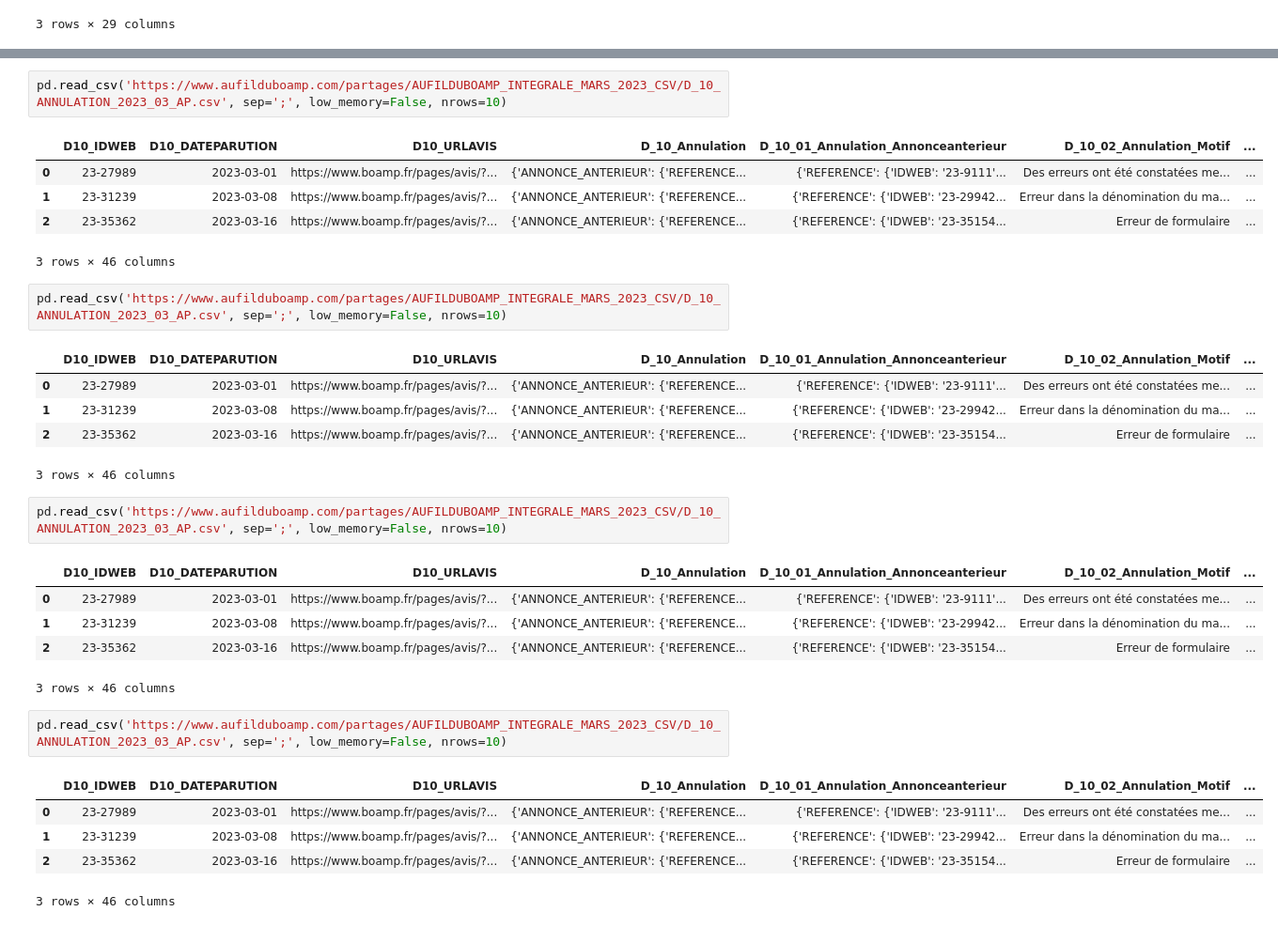
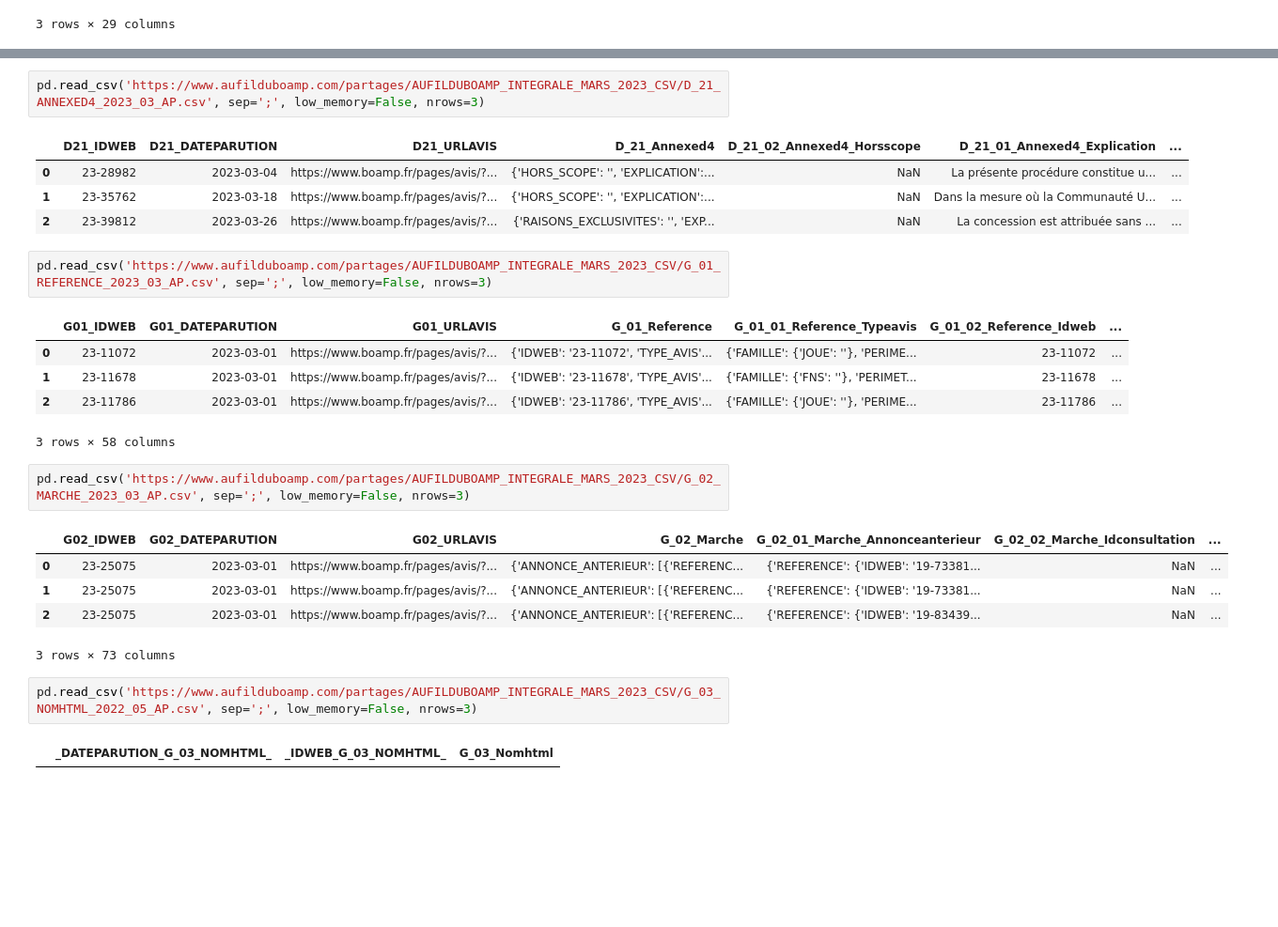
Before and after one commit to AuFilDuBoamp/partages, a Jupyter notebook: AuFilDuBoamp_Integrale_Tables_Mars_2023.ipynb, the cells around one changed output, grey strips where cells are left out. Shown: that part at 94% size. Saved outputs shown, nothing was run; the diff lists cells and outputs as text; blank space fills up the shorter version.

```diff
--- a/AuFilDuBoamp_Integrale_Tables_Mars_2023.ipynb
+++ b/AuFilDuBoamp_Integrale_Tables_Mars_2023.ipynb
@@ -181,33 +170,28 @@ pd.read_csv('https://www.aufilduboamp.com/partages/AUFILDUBOAMP_INTEGRALE_MARS_2
 # %%
-pd.read_csv('https://www.aufilduboamp.com/partages/AUFILDUBOAMP_INTEGRALE_MARS_2023_CSV/D_10_ANNULATION_2023_03_AP.csv', sep=';', low_memory=False, nrows=10)
+pd.read_csv('https://www.aufilduboamp.com/partages/AUFILDUBOAMP_INTEGRALE_MARS_2023_CSV/D_21_ANNEXED4_2023_03_AP.csv', sep=';', low_memory=False, nrows=3)
 # %% [output]
-|  | D10_IDWEB | D10_DATEPARUTION | D10_URLAVIS | D_10_Annulation | D_10_01_Annulation_Annonceanterieur | D_10_02_Annulation_Motif | ... |
-| 0 | 23-27989 | 2023-03-01 | https://www.boamp.fr/pages/avis/?... | {'ANNONCE_ANTERIEUR': {'REFERENCE... | {'REFERENCE': {'IDWEB': '23-9111'... | Des erreurs ont été constatées me... | ... |
-| 1 | 23-31239 | 2023-03-08 | https://www.boamp.fr/pages/avis/?... | {'ANNONCE_ANTERIEUR': {'REFERENCE... | {'REFERENCE': {'IDWEB': '23-29942... | Erreur dans la dénomination du ma... | ... |
-| 2 | 23-35362 | 2023-03-16 | https://www.boamp.fr/pages/avis/?... | {'ANNONCE_ANTERIEUR': {'REFERENCE... | {'REFERENCE': {'IDWEB': '23-35154... | Erreur de formulaire | ... |
+|  | D21_IDWEB | D21_DATEPARUTION | D21_URLAVIS | D_21_Annexed4 | D_21_02_Annexed4_Horsscope | D_21_01_Annexed4_Explication | ... |
+| 0 | 23-28982 | 2023-03-04 | https://www.boamp.fr/pages/avis/?... | {'HORS_SCOPE': '', 'EXPLICATION':... | NaN | La présente procédure constitue u... | ... |
+| 1 | 23-35762 | 2023-03-18 | https://www.boamp.fr/pages/avis/?... | {'HORS_SCOPE': '', 'EXPLICATION':... | NaN | Dans la mesure où la Communauté U... | ... |
+| 2 | 23-39812 | 2023-03-26 | https://www.boamp.fr/pages/avis/?... | {'RAISONS_EXCLUSIVITES': '', 'EXP... | NaN | La concession est attribuée sans ... | ... |
-3 rows × 46 columns
 # %%
-pd.read_csv('https://www.aufilduboamp.com/partages/AUFILDUBOAMP_INTEGRALE_MARS_2023_CSV/D_10_ANNULATION_2023_03_AP.csv', sep=';', low_memory=False, nrows=10)
+pd.read_csv('https://www.aufilduboamp.com/partages/AUFILDUBOAMP_INTEGRALE_MARS_2023_CSV/G_01_REFERENCE_2023_03_AP.csv', sep=';', low_memory=False, nrows=3)
 # %% [output]
-|  | D10_IDWEB | D10_DATEPARUTION | D10_URLAVIS | D_10_Annulation | D_10_01_Annulation_Annonceanterieur | D_10_02_Annulation_Motif | ... |
-| 0 | 23-27989 | 2023-03-01 | https://www.boamp.fr/pages/avis/?... | {'ANNONCE_ANTERIEUR': {'REFERENCE... | {'REFERENCE': {'IDWEB': '23-9111'... | Des erreurs ont été constatées me... | ... |
-| 1 | 23-31239 | 2023-03-08 | https://www.boamp.fr/pages/avis/?... | {'ANNONCE_ANTERIEUR': {'REFERENCE... | {'REFERENCE': {'IDWEB': '23-29942... | Erreur dans la dénomination du ma... | ... |
-| 2 | 23-35362 | 2023-03-16 | https://www.boamp.fr/pages/avis/?... | {'ANNONCE_ANTERIEUR': {'REFERENCE... | {'REFERENCE': {'IDWEB': '23-35154... | Erreur de formulaire | ... |
+|  | G01_IDWEB | G01_DATEPARUTION | G01_URLAVIS | G_01_Reference | G_01_01_Reference_Typeavis | G_01_02_Reference_Idweb | ... |
+| 0 | 23-11072 | 2023-03-01 | https://www.boamp.fr/pages/avis/?... | {'IDWEB': '23-11072', 'TYPE_AVIS'... | {'FAMILLE': {'JOUE': ''}, 'PERIME... | 23-11072 | ... |
+| 1 | 23-11678 | 2023-03-01 | https://www.boamp.fr/pages/avis/?... | {'IDWEB': '23-11678', 'TYPE_AVIS'... | {'FAMILLE': {'FNS': ''}, 'PERIMET... | 23-11678 | ... |
+| 2 | 23-11786 | 2023-03-01 | https://www.boamp.fr/pages/avis/?... | {'IDWEB': '23-11786', 'TYPE_AVIS'... | {'FAMILLE': {'JOUE': ''}, 'PERIME... | 23-11786 | ... |
-3 rows × 46 columns
+3 rows × 58 columns
 # %%
-pd.read_csv('https://www.aufilduboamp.com/partages/AUFILDUBOAMP_INTEGRALE_MARS_2023_CSV/D_10_ANNULATION_2023_03_AP.csv', sep=';', low_memory=False, nrows=10)
+pd.read_csv('https://www.aufilduboamp.com/partages/AUFILDUBOAMP_INTEGRALE_MARS_2023_CSV/G_02_MARCHE_2023_03_AP.csv', sep=';', low_memory=False, nrows=3)
 # %% [output]
-|  | D10_IDWEB | D10_DATEPARUTION | D10_URLAVIS | D_10_Annulation | D_10_01_Annulation_Annonceanterieur | D_10_02_Annulation_Motif | ... |
-| 0 | 23-27989 | 2023-03-01 | https://www.boamp.fr/pages/avis/?... | {'ANNONCE_ANTERIEUR': {'REFERENCE... | {'REFERENCE': {'IDWEB': '23-9111'... | Des erreurs ont été constatées me... | ... |
-| 1 | 23-31239 | 2023-03-08 | https://www.boamp.fr/pages/avis/?... | {'ANNONCE_ANTERIEUR': {'REFERENCE... | {'REFERENCE': {'IDWEB': '23-29942... | Erreur dans la dénomination du ma... | ... |
-| 2 | 23-35362 | 2023-03-16 | https://www.boamp.fr/pages/avis/?... | {'ANNONCE_ANTERIEUR': {'REFERENCE... | {'REFERENCE': {'IDWEB': '23-35154... | Erreur de formulaire | ... |
+|  | G02_IDWEB | G02_DATEPARUTION | G02_URLAVIS | G_02_Marche | G_02_01_Marche_Annonceanterieur | G_02_02_Marche_Idconsultation | ... |
+| 0 | 23-25075 | 2023-03-01 | https://www.boamp.fr/pages/avis/?... | {'ANNONCE_ANTERIEUR': [{'REFERENC... | {'REFERENCE': {'IDWEB': '19-73381... | NaN | ... |
+| 1 | 23-25075 | 2023-03-01 | https://www.boamp.fr/pages/avis/?... | {'ANNONCE_ANTERIEUR': [{'REFERENC... | {'REFERENCE': {'IDWEB': '19-73381... | NaN | ... |
+| 2 | 23-25075 | 2023-03-01 | https://www.boamp.fr/pages/avis/?... | {'ANNONCE_ANTERIEUR': [{'REFERENC... | {'REFERENCE': {'IDWEB': '19-83439... | NaN | ... |
-3 rows × 46 columns
+3 rows × 73 columns
 # %%
-pd.read_csv('https://www.aufilduboamp.com/partages/AUFILDUBOAMP_INTEGRALE_MARS_2023_CSV/D_10_ANNULATION_2023_03_AP.csv', sep=';', low_memory=False, nrows=10)
+pd.read_csv('https://www.aufilduboamp.com/partages/AUFILDUBOAMP_INTEGRALE_MARS_2023_CSV/G_03_NOMHTML_2022_05_AP.csv', sep=';', low_memory=False, nrows=3)
 # %% [output]
-|  | D10_IDWEB | D10_DATEPARUTION | D10_URLAVIS | D_10_Annulation | D_10_01_Annulation_Annonceanterieur | D_10_02_Annulation_Motif | ... |
-| 0 | 23-27989 | 2023-03-01 | https://www.boamp.fr/pages/avis/?... | {'ANNONCE_ANTERIEUR': {'REFERENCE... | {'REFERENCE': {'IDWEB': '23-9111'... | Des erreurs ont été constatées me... | ... |
-| 1 | 23-31239 | 2023-03-08 | https://www.boamp.fr/pages/avis/?... | {'ANNONCE_ANTERIEUR': {'REFERENCE... | {'REFERENCE': {'IDWEB': '23-29942... | Erreur dans la dénomination du ma... | ... |
-| 2 | 23-35362 | 2023-03-16 | https://www.boamp.fr/pages/avis/?... | {'ANNONCE_ANTERIEUR': {'REFERENCE... | {'REFERENCE': {'IDWEB': '23-35154... | Erreur de formulaire | ... |
+|  | _DATEPARUTION_G_03_NOMHTML_ | _IDWEB_G_03_NOMHTML_ | G_03_Nomhtml |
-3 rows × 46 columns
 # %%
```
Also changed, not shown: parts of 8 cells of this notebook.
